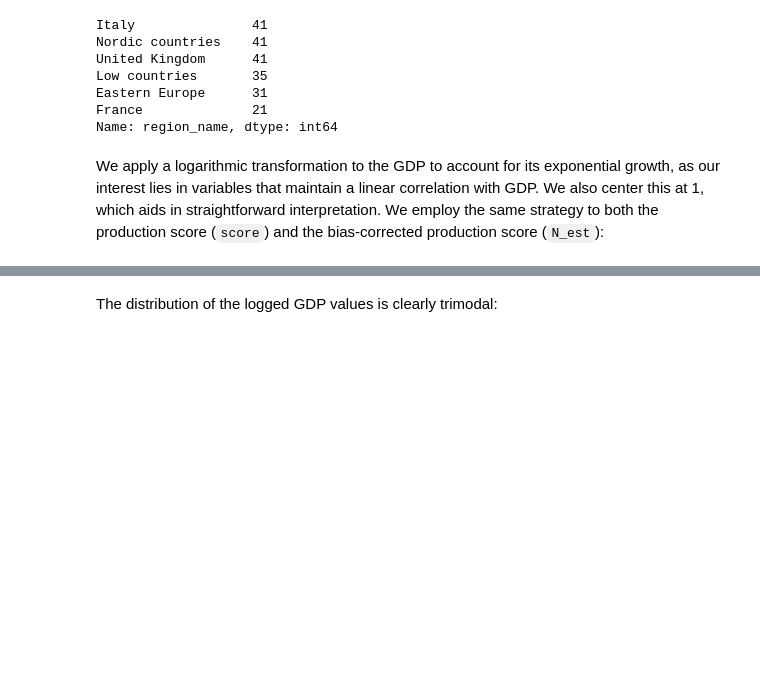
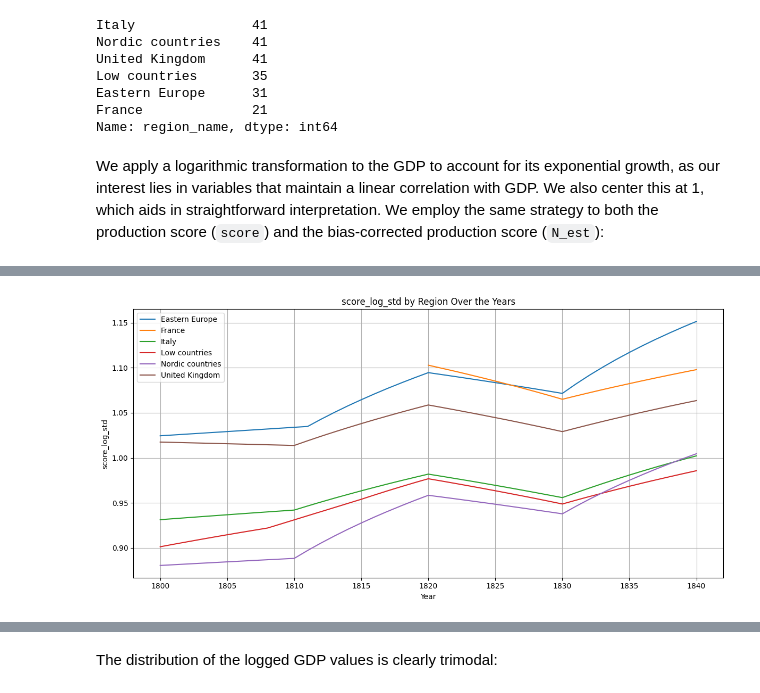
Before and after one commit to charlesdedampierre/cultura_project, a Jupyter notebook: bayesian_statistics/BRM_over_1800.ipynb, the cells around one changed output, grey strips where cells are left out. Drawn from its saved outputs; the diff is of its cells as text; code cells hidden in the pictures; blank space fills up the shorter version.

```diff
--- a/bayesian_statistics/BRM_over_1800.ipynb
+++ b/bayesian_statistics/BRM_over_1800.ipynb
@@ -61,0 +62,26 @@ df.sample(5)
+# %%
+import matplotlib.pyplot as plt
+
+grouped = df.groupby('region_name')
+
+plt.figure(figsize=(12, 6))
+ax = plt.subplot(111)
+
+# Iterate through groups and plot log_gdp_std
+for region, group_data in grouped:
+    ax.plot(group_data['year'], group_data['score_log_std'], label=region)
+
+# Set labels and title
+plt.xlabel('Year')
+plt.ylabel('score_log_std')
+plt.title('score_log_std by Region Over the Years')
+
+# Add a legend
+plt.legend()
+
+# Show the plot
+plt.grid(True)
+plt.tight_layout()
+plt.show()
+# %% [output]
+[figure, added]
```
Also changed, not shown: parts of 3 cells of this notebook, 15 other files.
